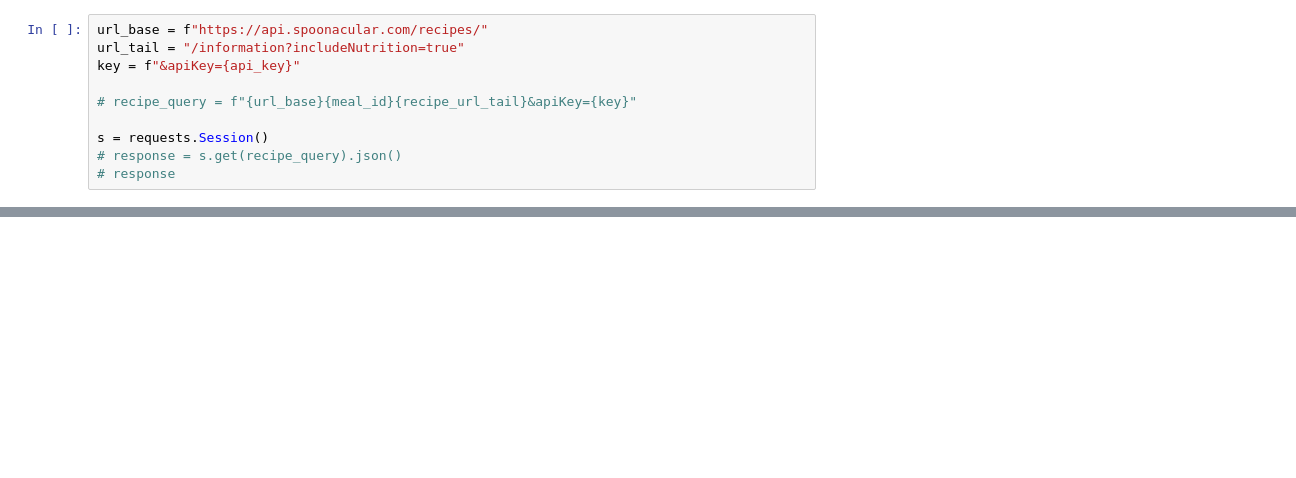
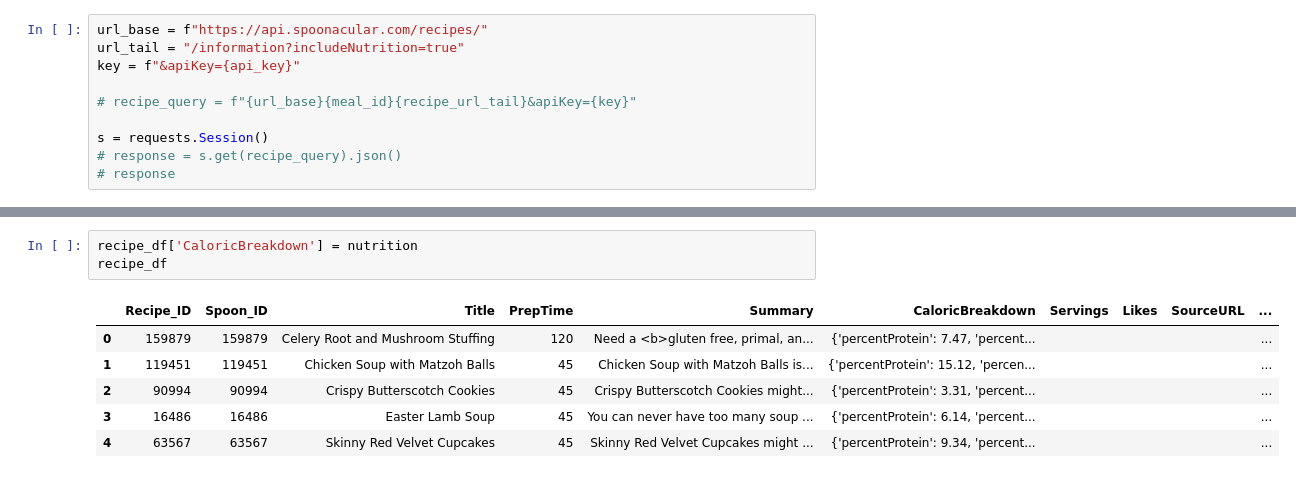
Before and after one commit to Jamahler/Project-3, a Jupyter notebook: asmvm_files/recipes.ipynb, the cells around one changed output, grey strips where cells are left out. Drawn from its saved outputs; the diff is of its cells as text; blank space fills up the shorter version.

```diff
--- a/asmvm_files/recipes.ipynb
+++ b/asmvm_files/recipes.ipynb
@@ -173,0 +184,10 @@ recipe_df
+# %%
+recipe_df['CaloricBreakdown'] = nutrition
+recipe_df
+# %% [output]
+|  | Recipe_ID | Spoon_ID | Title | PrepTime | Summary | CaloricBreakdown | Servings | Likes | SourceURL | ... |
+| 0 | 159879 | 159879 | Celery Root and Mushroom Stuffing | 120 | Need a <b>gluten free, primal, an... | {'percentProtein': 7.47, 'percent... |  |  |  | ... |
+| 1 | 119451 | 119451 | Chicken Soup with Matzoh Balls | 45 | Chicken Soup with Matzoh Balls is... | {'percentProtein': 15.12, 'percen... |  |  |  | ... |
+| 2 | 90994 | 90994 | Crispy Butterscotch Cookies | 45 | Crispy Butterscotch Cookies might... | {'percentProtein': 3.31, 'percent... |  |  |  | ... |
+| 3 | 16486 | 16486 | Easter Lamb Soup | 45 | You can never have too many soup ... | {'percentProtein': 6.14, 'percent... |  |  |  | ... |
+| 4 | 63567 | 63567 | Skinny Red Velvet Cupcakes | 45 | Skinny Red Velvet Cupcakes might ... | {'percentProtein': 9.34, 'percent... |  |  |  | ... |
```
Also changed, not shown: parts of 12 cells of this notebook, 1 other file.
